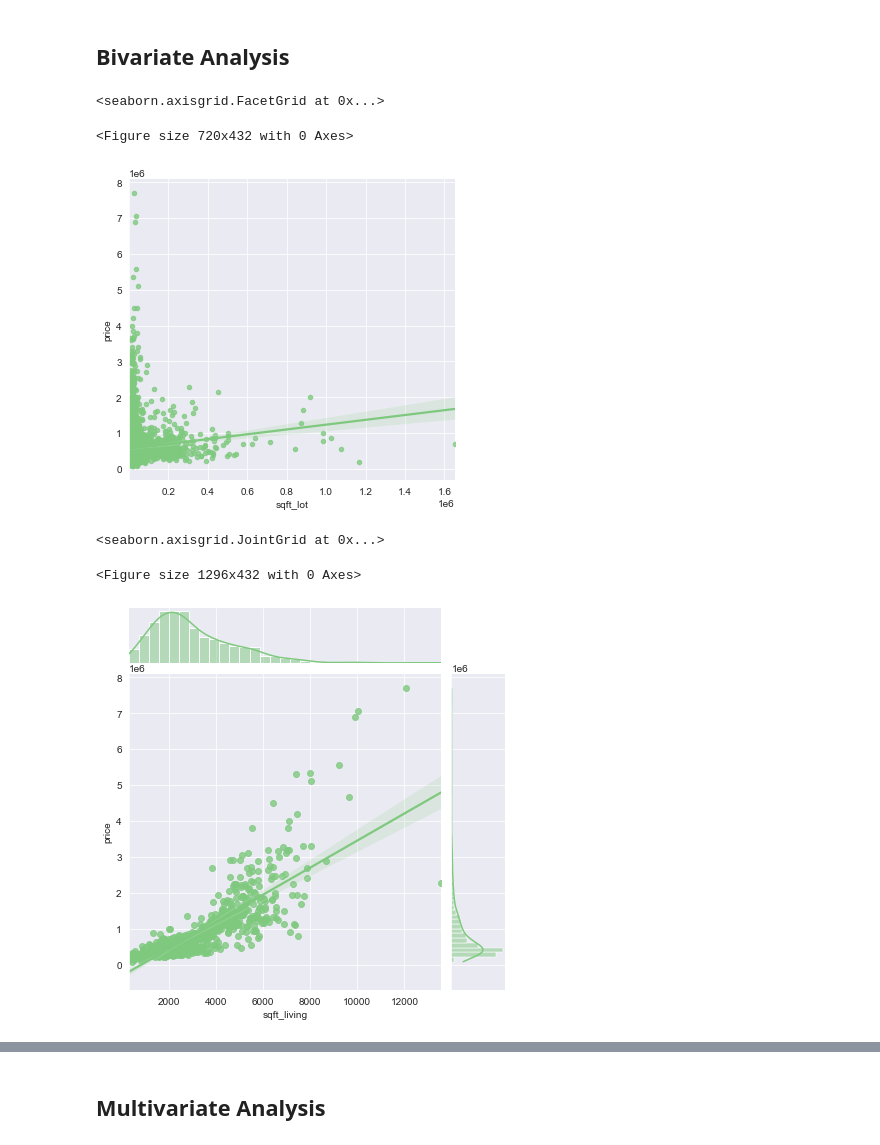
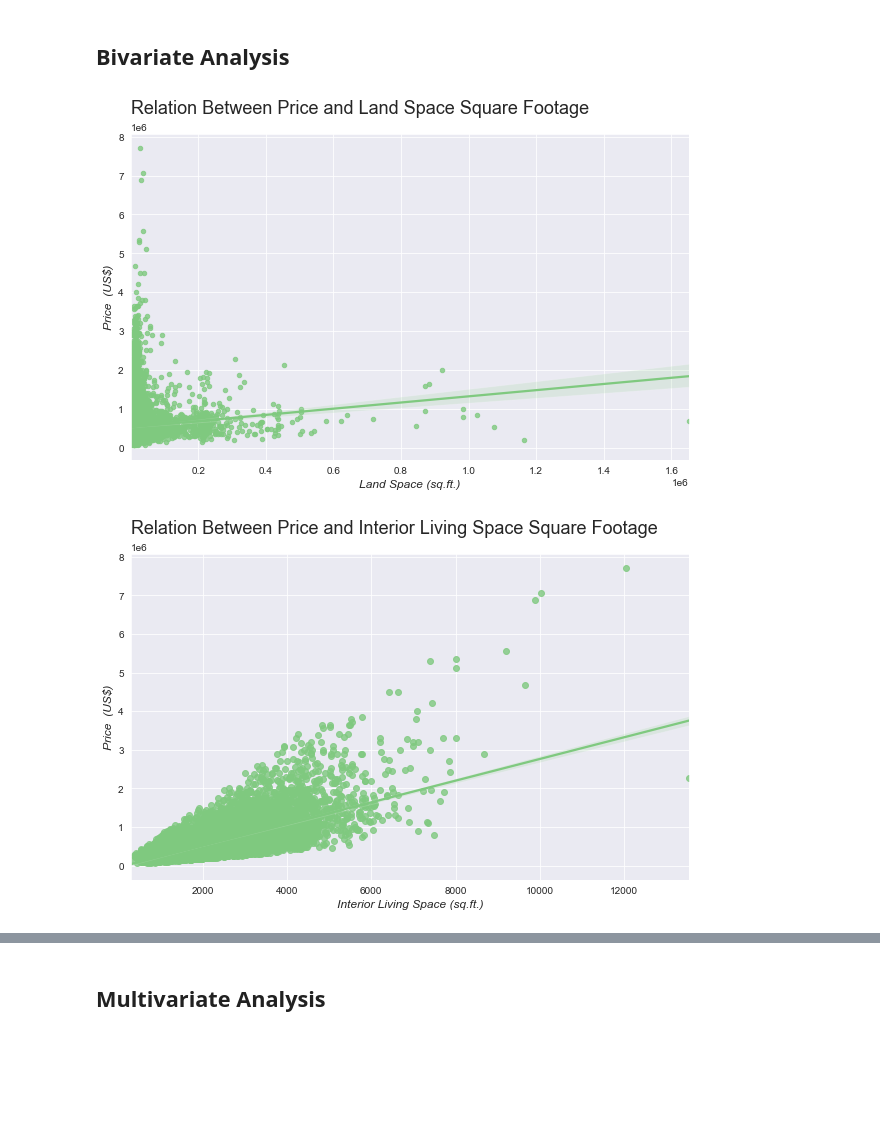
Before and after one commit to rodrigomm92/king_county_house_sales, a Jupyter notebook: insight_project_kc_houses.ipynb, the cells around one changed output, grey strips where cells are left out. Drawn from its saved outputs; the diff is of its cells as text; code cells hidden in the pictures; blank space fills up the shorter version.

Commit message:
charts adjustment. including hypotesis test with statsmodels

```diff
--- a/insight_project_kc_houses.ipynb
+++ b/insight_project_kc_houses.ipynb
@@ -11,6 +13,13 @@ import matplotlib.pyplot as plt
 # Set Seaborn configurations
 sns.set_palette('Accent')
 sns.set_style('darkgrid')
+
+# standard font for plots
+def std_font(ax1, title, xlabel, ylabel):
+    ax1.set_title(title, loc='left',fontdict={'fontsize':18}, pad=20)
+    ax1.set_xlabel(xlabel, fontdict={'fontsize':12, 'style':'italic'})
+    ax1.set_ylabel(ylabel, fontdict={'fontsize':12, 'style':'italic'})
+    return None
 # %% [markdown]
 ## Loading Data
 # %%
@@ -159,26 +168,24 @@ ax = sns.histplot(data = aux2['price'], kde=True, bins=200)
 ## Bivariate Analysis
 # %%
 # 1)
-df_sqftlot_price = aux2[['sqft_lot', 'price']].groupby('sqft_lot').mean().reset_index()
-plt.figure( figsize=(10, 6) )
-sns.lmplot(data=df_sqftlot_price, x='sqft_lot', y='price', scatter_kws={"s": 20})
+# df_sqftlot_price = aux2[['sqft_lot', 'price']].groupby('sqft_lot').mean().reset_index()
+plt.figure( figsize=(10, 6))
+ax1 = sns.regplot(data=aux2, x='sqft_lot', y='price', scatter_kws={"s": 20})
+std_font(ax1, 'Relation Between Price and Land Space Square Footage', 'Land Space (sq.ft.)', 'Price (US$)')
 
+ax=ax
 # 0.09 correlation
 # %% [output]
-<seaborn.axisgrid.FacetGrid at 0x...>
-<Figure size 720x432 with 0 Axes>
-[figure, old version]
+[figure, new version]
 # %%
 # 2)
-df_sqftliving_price = aux2[['sqft_living', 'price']].groupby('sqft_living').mean().reset_index()
-plt.figure( figsize=(18, 6) )
-sns.jointplot(data=df_sqftliving_price, x='sqft_living', y='price', kind='reg')
-
+# df_sqftliving_price = aux2[['sqft_living', 'price']].groupby('sqft_living').mean().reset_index()
+plt.figure( figsize=(10, 6) )
+ax1 = sns.regplot(data=aux2, x='sqft_living', y='price')
+std_font(ax1, 'Relation Between Price and Interior Living Space Square Footage', 'Interior Living Space (sq.ft.)', 'Price (US$)')
 # 0.70 correlation
 # %% [output]
-<seaborn.axisgrid.JointGrid at 0x...>
-<Figure size 1296x432 with 0 Axes>
-[figure, old version]
+[figure, new version]
 # %%
 # 3)
 bedroom = aux2[['bedrooms','price']].groupby('bedrooms').mean().reset_index().round(2)
```
Also changed, not shown: parts of 15 cells of this notebook.
